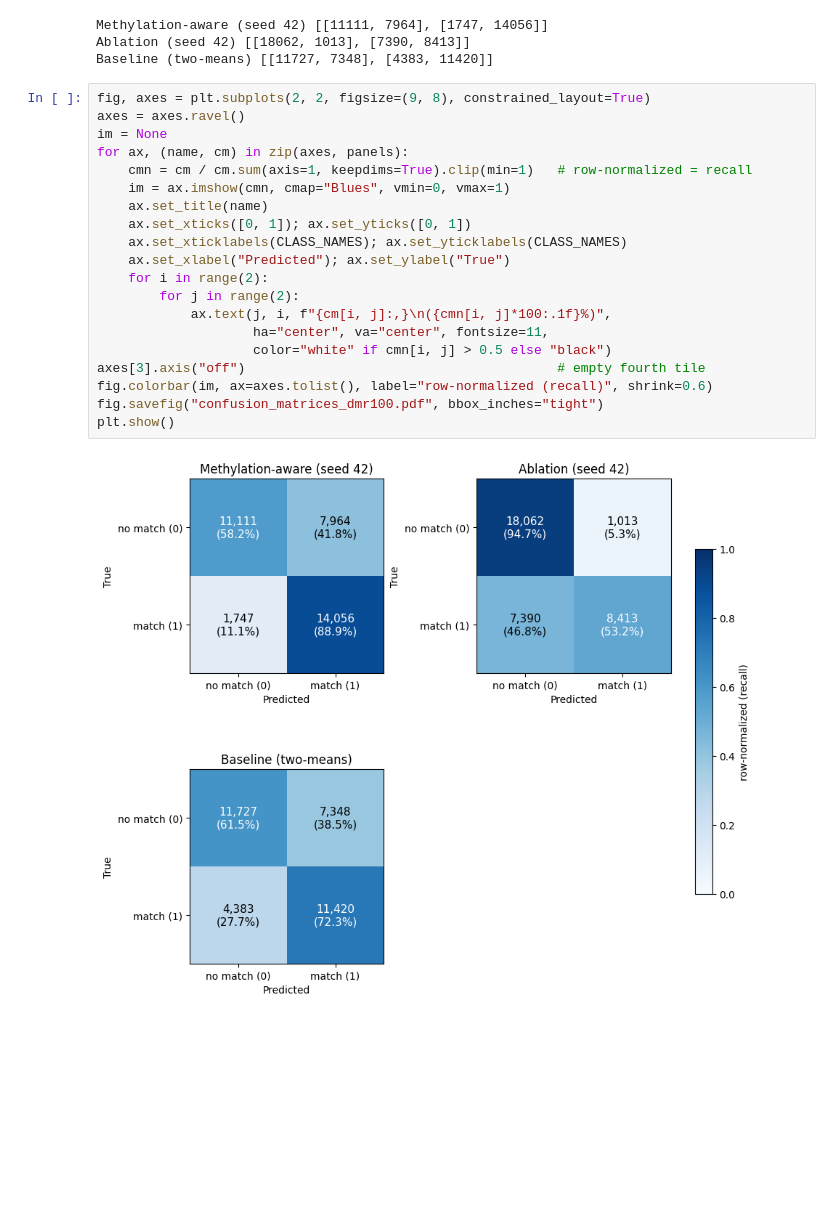
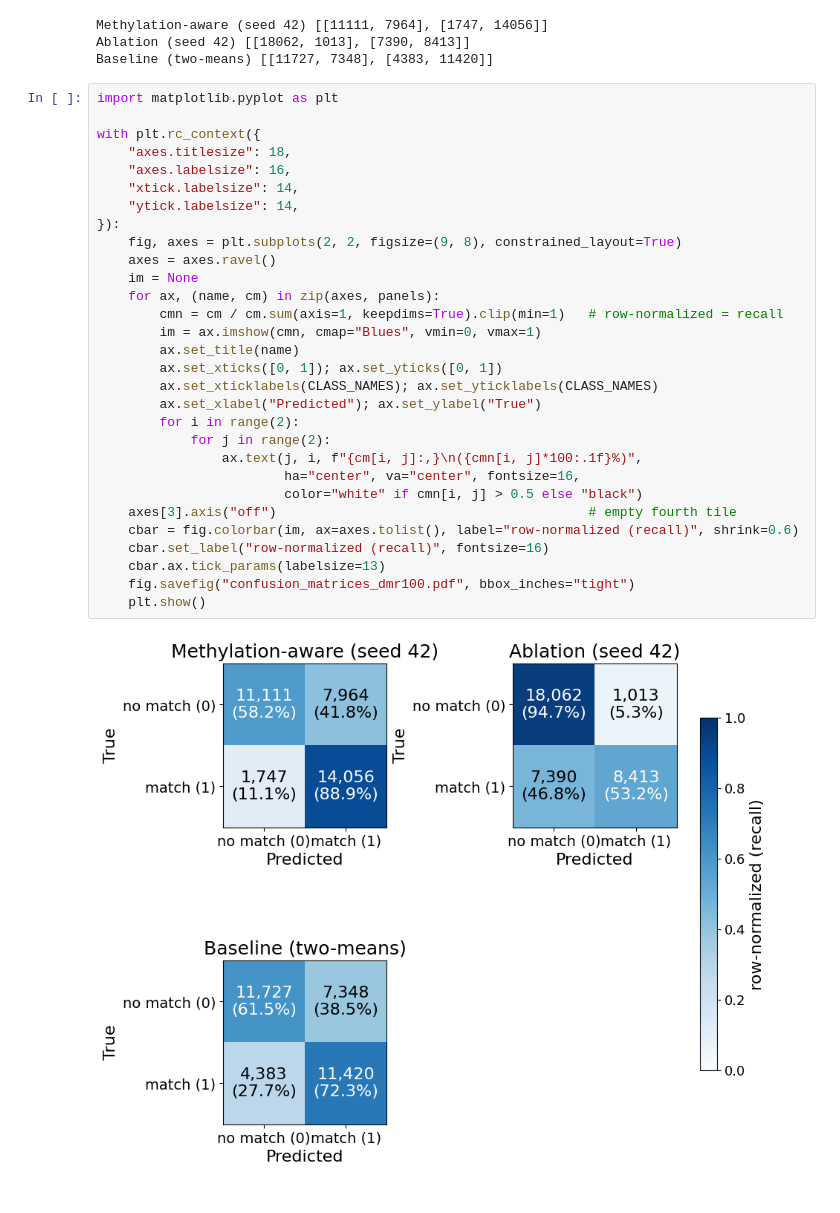
Before and after one commit to sbauer0/methylbert, a Jupyter notebook: myNotebooks/confusion_matrix.ipynb, the cells around one changed output. Saved outputs shown, nothing was run; the diff lists cells and outputs as text; blank space fills up the shorter version.

```diff
--- a/myNotebooks/confusion_matrix.ipynb
+++ b/myNotebooks/confusion_matrix.ipynb
@@ -50,24 +50,34 @@ Methylation-aware (seed 42) [[11111, 7964], [1747, 14056]]
 Ablation (seed 42) [[18062, 1013], [7390, 8413]]
 Baseline (two-means) [[11727, 7348], [4383, 11420]]
 # %%
-fig, axes = plt.subplots(2, 2, figsize=(9, 8), constrained_layout=True)
-axes = axes.ravel()
-im = None
-for ax, (name, cm) in zip(axes, panels):
-    cmn = cm / cm.sum(axis=1, keepdims=True).clip(min=1)   # row-normalized = recall
-    im = ax.imshow(cmn, cmap="Blues", vmin=0, vmax=1)
-    ax.set_title(name)
-    ax.set_xticks([0, 1]); ax.set_yticks([0, 1])
-    ax.set_xticklabels(CLASS_NAMES); ax.set_yticklabels(CLASS_NAMES)
-    ax.set_xlabel("Predicted"); ax.set_ylabel("True")
-    for i in range(2):
-        for j in range(2):
-            ax.text(j, i, f"{cm[i, j]:,}\n({cmn[i, j]*100:.1f}%)",
-                    ha="center", va="center", fontsize=11,
-                    color="white" if cmn[i, j] > 0.5 else "black")
-axes[3].axis("off")                                        # empty fourth tile
-fig.colorbar(im, ax=axes.tolist(), label="row-normalized (recall)", shrink=0.6)
-fig.savefig("confusion_matrices_dmr100.pdf", bbox_inches="tight")
-plt.show()
+import matplotlib.pyplot as plt
+
+with plt.rc_context({
+    "axes.titlesize": 18,
+    "axes.labelsize": 16,
+    "xtick.labelsize": 14,
+    "ytick.labelsize": 14,
+}):
+    fig, axes = plt.subplots(2, 2, figsize=(9, 8), constrained_layout=True)
+    axes = axes.ravel()
+    im = None
+    for ax, (name, cm) in zip(axes, panels):
+        cmn = cm / cm.sum(axis=1, keepdims=True).clip(min=1)   # row-normalized = recall
+        im = ax.imshow(cmn, cmap="Blues", vmin=0, vmax=1)
+        ax.set_title(name)
+        ax.set_xticks([0, 1]); ax.set_yticks([0, 1])
+        ax.set_xticklabels(CLASS_NAMES); ax.set_yticklabels(CLASS_NAMES)
+        ax.set_xlabel("Predicted"); ax.set_ylabel("True")
+        for i in range(2):
+            for j in range(2):
+                ax.text(j, i, f"{cm[i, j]:,}\n({cmn[i, j]*100:.1f}%)",
+                        ha="center", va="center", fontsize=16,
+                        color="white" if cmn[i, j] > 0.5 else "black")
+    axes[3].axis("off")                                        # empty fourth tile
+    cbar = fig.colorbar(im, ax=axes.tolist(), label="row-normalized (recall)", shrink=0.6)
+    cbar.set_label("row-normalized (recall)", fontsize=16)
+    cbar.ax.tick_params(labelsize=13)
+    fig.savefig("confusion_matrices_dmr100.pdf", bbox_inches="tight")
+    plt.show()
 # %% [output]
-[figure, old version]
+[figure, new version]
```
Also changed, not shown: 2 other files.
